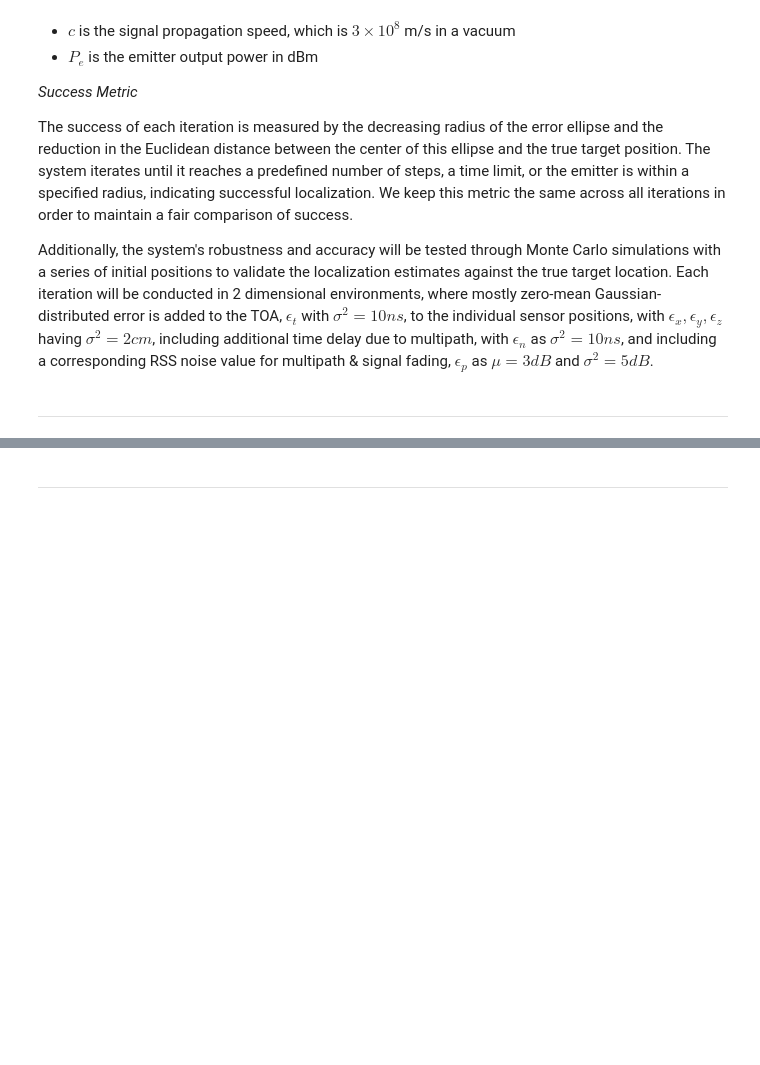
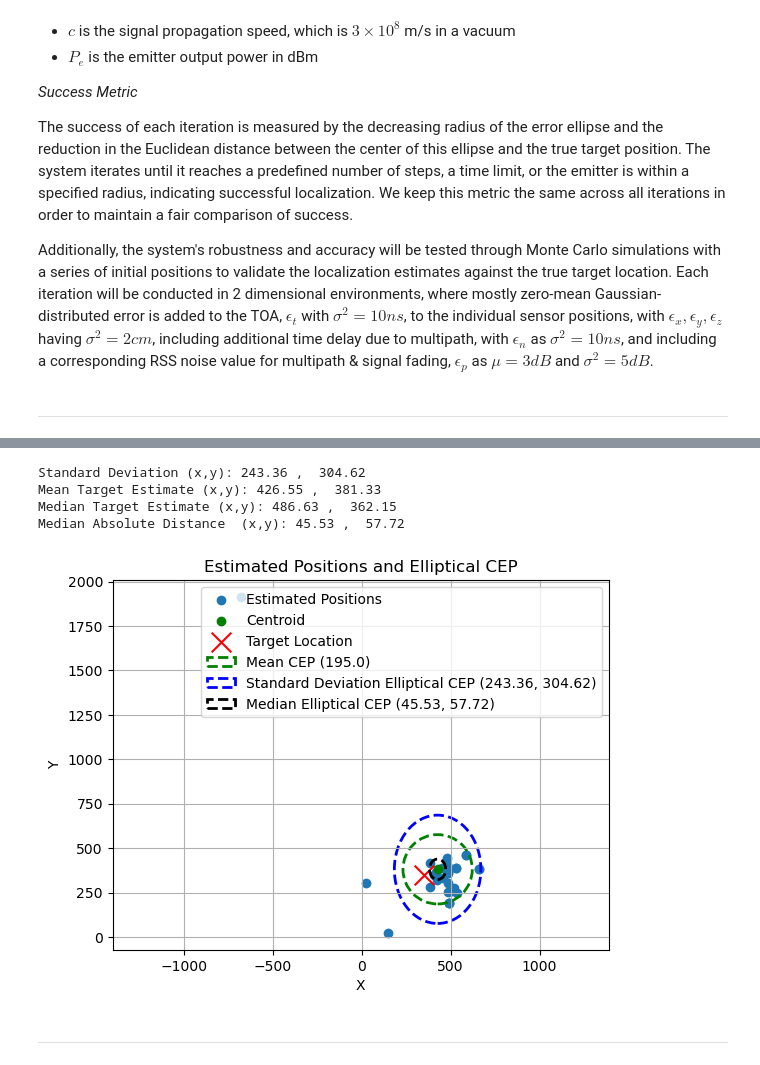
Before and after one commit to raneyoliver/CS8321Labs-public, a Jupyter notebook: lab5/Lab5_FinalProject_Iter1.ipynb, the cells around one changed output, grey strips where cells are left out. Drawn from its saved outputs; the diff is of its cells as text; code cells hidden in the pictures; blank space fills up the shorter version.

```diff
--- a/lab5/Lab5_FinalProject_Iter1.ipynb
+++ b/lab5/Lab5_FinalProject_Iter1.ipynb
@@ -465,42 +511,50 @@ def calculate_elliptical_CEP(estimated_positions):
 # %%
 # Assuming LOCASoln is returned from the function call
 # LOCASoln is a list of estimated positions (numpy arrays)
-estimated_positions = np.array(final_LOCA)
+estimated_positions = np.array(env.LOCASoln)
 
 # Calculate elliptical CEP
 std_x, std_y, mean_x, mean_y, median_x, median_y, mad_x, mad_y = calculate_elliptical_CEP(estimated_positions)
-print("Standard deviation along x-axis:",  np.round(std_x,2))
-print("Standard deviation along y-axis:",  np.round(std_y,2))
-print("Mean x-coordinate:", np.round(mean_x,2))
-print("Mean y-coordinate:", np.round(mean_y,2))
-print("Median x-coordinate:", np.round(median_x, 2))
-print("Median y-coordinate:", np.round(median_y, 2))
-print("MAD along x-axis:", np.round(mad_x, 2))
-print("MAD along y-axis:", np.round(mad_y, 2))
+print("Standard Deviation (x,y):",  np.round(std_x,2),", ",np.round(std_y,2))
+print("Mean Target Estimate (x,y):", np.round(mean_x,2),", ",np.round(mean_y,2))
+print("Median Target Estimate (x,y):", np.round(median_x, 2),", ",np.round(median_y,2))
+print("Median Absolute Distance  (x,y):", np.round(mad_x, 2),", ",np.round(mad_y,2))
 
 # Plotting the results
 plt.figure()
 plt.scatter(estimated_positions[:, 0], estimated_positions[:, 1], label='Estimated Positions')
 plt.scatter(mean_x, mean_y, color='green', label='Centroid')
 plt.scatter(env.target_location[0][0],env.target_location[0][1],color='red', label='Target Location', marker='x',s=200)
 
+# Plot circle using std deviations of x & y values
+radius = np.sqrt(std_x**2 + std_y**2) / 2
+mean_cep_legend = f'Mean CEP ({np.round(radius)})'
+circle_median = Ellipse((mean_x, mean_y), 2*radius, 2*radius, edgecolor='green', facecolor='none', linestyle='--', linewidth=2, label=mean_cep_legend)
+plt.gca().add_patch(circle_median)
+
 # Plot ellipse using standard deviations
-std_cep_legend = f'Standard Deviation CEP ({np.round(std_x, 2)}, {np.round(std_y, 2)})'
+std_cep_legend = f'Standard Deviation Elliptical CEP ({np.round(std_x, 2)}, {np.round(std_y, 2)})'
 ellipse_std = Ellipse((mean_x, mean_y), 2*std_x, 2*std_y, edgecolor='blue', facecolor='none', linestyle='--', linewidth=2, label=std_cep_legend)
 plt.gca().add_patch(ellipse_std)
 
 # Plot ellipse using median absolute distance values
-median_cep_legend = f'Median CEP ({np.round(mad_x, 2)}, {np.round(mad_y, 2)})'
-ellipse_median = Ellipse((mean_x, mean_y), 2*mad_x, 2*mad_y, edgecolor='red', facecolor='none', linestyle='--', linewidth=2, label=median_cep_legend)
+median_cep_legend = f'Median Elliptical CEP ({np.round(mad_x, 2)}, {np.round(mad_y, 2)})'
+ellipse_median = Ellipse((mean_x, mean_y), 2*mad_x, 2*mad_y, edgecolor='black', facecolor='none', linestyle='--', linewidth=2, label=median_cep_legend)
 plt.gca().add_patch(ellipse_median)
 
 plt.xlabel('X')
 plt.ylabel('Y')
 plt.title('Estimated Positions and Elliptical CEP')
 plt.legend()
 plt.grid(True)
 plt.axis('equal')  # Equal aspect ratio
 plt.show()
+# %% [output]
+Standard Deviation (x,y): 243.36 ,  304.62
+Mean Target Estimate (x,y): 426.55 ,  381.33
+Median Target Estimate (x,y): 486.63 ,  362.15
+Median Absolute Distance  (x,y): 45.53 ,  57.72
+[figure, added]
 # %% [markdown]
 -------------------
 # %% [markdown]
```
Also changed, not shown: parts of 6 cells of this notebook.
